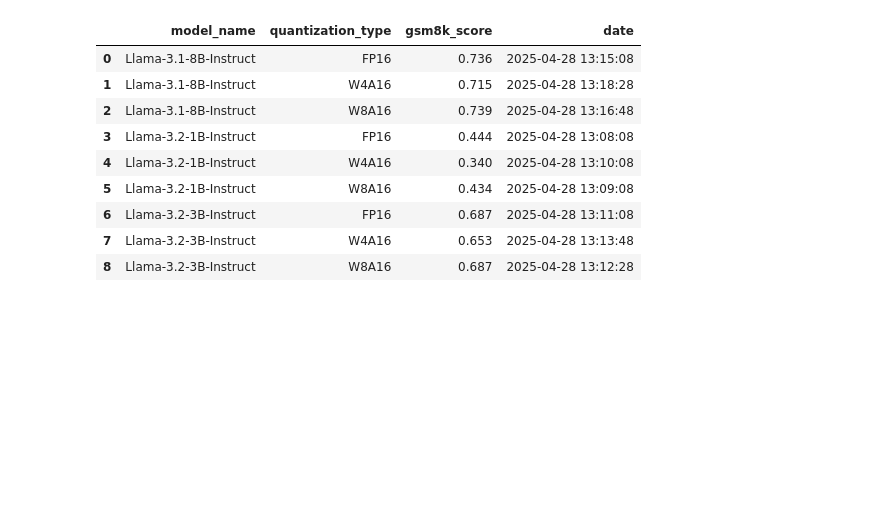
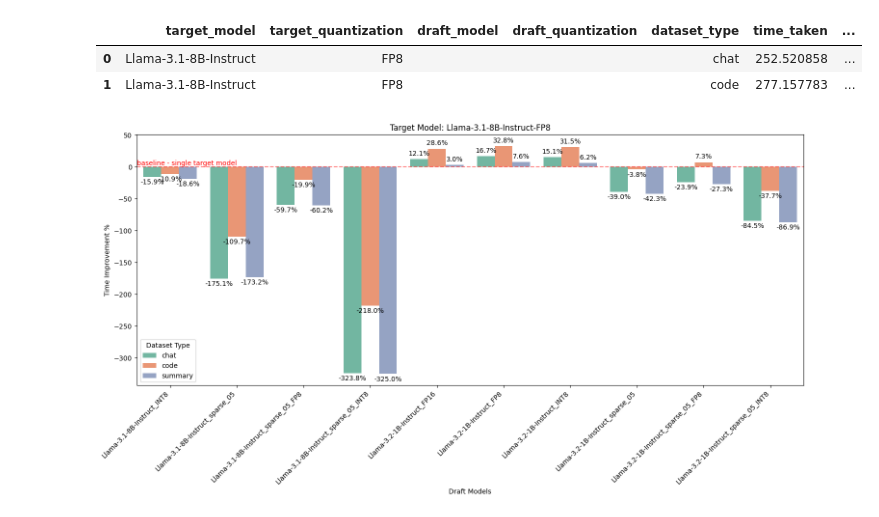
Before and after one commit to Red-Caesar/SpecCourse, a Jupyter notebook: spec_course/notebook.ipynb, the cells around one changed output. Cells and saved outputs as stored; diff of their text form; code cells hidden in the pictures; blank space fills up the shorter version.

```diff
--- a/spec_course/notebook.ipynb
+++ b/spec_course/notebook.ipynb
@@ -79,13 +50,0 @@ plt.show()
-# %%
-df.style.format({"gsm8k_score": "{:.3f}"})
-# %% [output]
-|  | model_name | quantization_type | gsm8k_score | date |
-| 0 | Llama-3.1-8B-Instruct | FP16 | 0.736 | 2025-04-28 13:15:08 |
-| 1 | Llama-3.1-8B-Instruct | W4A16 | 0.715 | 2025-04-28 13:18:28 |
-| 2 | Llama-3.1-8B-Instruct | W8A16 | 0.739 | 2025-04-28 13:16:48 |
-| 3 | Llama-3.2-1B-Instruct | FP16 | 0.444 | 2025-04-28 13:08:08 |
-| 4 | Llama-3.2-1B-Instruct | W4A16 | 0.340 | 2025-04-28 13:10:08 |
-| 5 | Llama-3.2-1B-Instruct | W8A16 | 0.434 | 2025-04-28 13:09:08 |
-| 6 | Llama-3.2-3B-Instruct | FP16 | 0.687 | 2025-04-28 13:11:08 |
-| 7 | Llama-3.2-3B-Instruct | W4A16 | 0.653 | 2025-04-28 13:13:48 |
-| 8 | Llama-3.2-3B-Instruct | W8A16 | 0.687 | 2025-04-28 13:12:28 |
@@ -91,0 +124,52 @@ df.style.format({"gsm8k_score": "{:.3f}"})
+# %%
+df.head(2)
+# %% [output]
+|  | target_model | target_quantization | draft_model | draft_quantization | dataset_type | time_taken | ... |
+| 0 | Llama-3.1-8B-Instruct | FP8 |  |  | chat | 252.520858 | ... |
+| 1 | Llama-3.1-8B-Instruct | FP8 |  |  | code | 277.157783 | ... |
+# %%
+PALETTE = "Set2"
+baseline_times = df[df["full_draft_name"] == "_"].set_index(
+    ["full_target_name", "dataset_type"]
+)["time_taken"]
+
+
+def calculate_improvement(row):
+    if row["full_draft_name"] == "_":
+        return 0
+    baseline = baseline_times.loc[(row["full_target_name"], row["dataset_type"])]
+    return (baseline - row["time_taken"]) / baseline * 100
+
+
+df["time_improvement"] = df.apply(calculate_improvement, axis=1)
+
+plt.figure(figsize=(15, 8))
+ax = sns.barplot(
+    data=df[df["full_draft_name"] != "_"],
+    x="full_draft_name",
+    y="time_improvement",
+    hue="dataset_type",
+    palette=PALETTE,
+)
+
+for i in ax.containers:
+    ax.bar_label(i, fmt="%.1f%%", padding=3)
+
+plt.title("Target Model: Llama-3.1-8B-Instruct-FP8")
+plt.xlabel("Draft Models")
+plt.ylabel("Time Improvement %")
+plt.axhline(y=0, color="r", linestyle="--", alpha=0.5)
+plt.text(
+    x=plt.xlim()[0],
+    y=0,
+    s="baseline - single target model",
+    ha="left",
+    va="bottom",
+    color="r",
+)
+plt.xticks(rotation=45, ha="right")
+plt.legend(title="Dataset Type")
+plt.tight_layout()
+plt.show()
+# %% [output]
+[figure, added]
```
Also changed, not shown: parts of 9 cells of this notebook, 1 other file.
